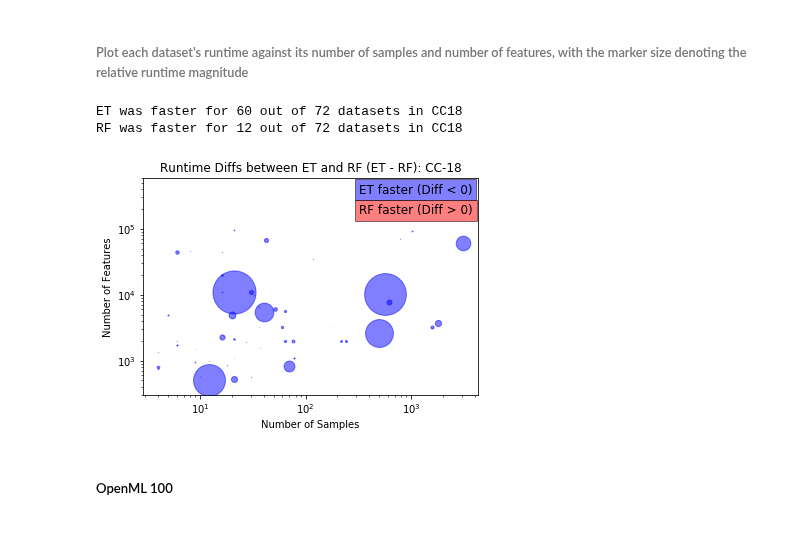
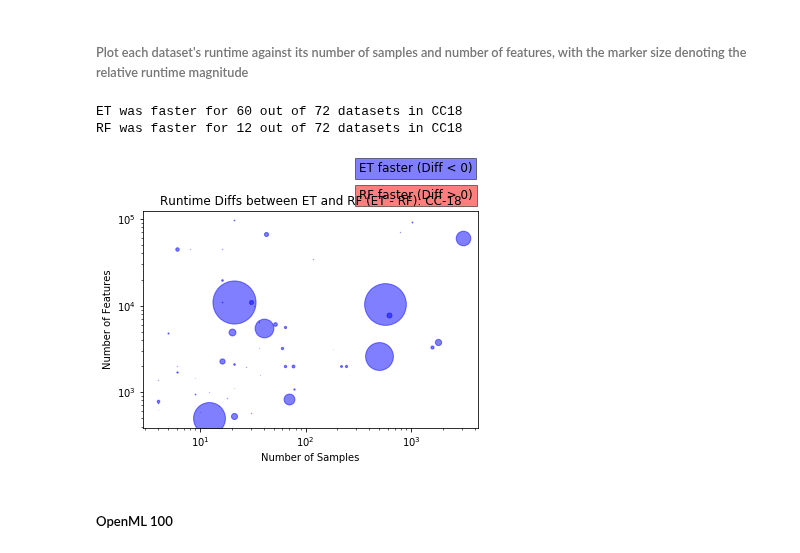
Before and after one commit to NeuroDataDesign/tealeaf, a Jupyter notebook: suyeon/code/RandomForest_ExtraTrees_Compare_Tutorial.ipynb, the cells around one changed output. Cells and saved outputs as stored; diff of their text form; code cells hidden in the pictures.

```diff
--- a/suyeon/code/RandomForest_ExtraTrees_Compare_Tutorial.ipynb
+++ b/suyeon/code/RandomForest_ExtraTrees_Compare_Tutorial.ipynb
@@ -494,29 +494,29 @@ plt.tight_layout()
 # %%
 red_CC18 = 0
 plt.figure()
 for i in range(len(time_diffs_CC18)):
     if time_diffs_CC18[i] > 0:
         plt.plot(dimen_CC18[i][1],dimen_CC18[i][0],'bo',MarkerSize = 5*(time_diffs_CC18[i]),alpha=0.5)
     else:
 #         print(time_diffs_100[i])
-        plt.plot(dimen_CC18[i][1],dimen_CC18[i][0],'ro',MarkerSize = 100*(time_diffs_CC18[i]),alpha=0.5)
+        plt.plot(dimen_CC18[i][1],dimen_CC18[i][0],'ro',MarkerSize = 5*(time_diffs_CC18[i]),alpha=0.5)
         red_CC18 += 1
 plt.xlabel('Number of Samples')
 plt.ylabel('Number of Features')
 plt.xscale('log')
 plt.yscale('log')
-plt.ylim((300,600000))
+# plt.ylim((300,600000))
 plt.title('Runtime Diffs between ET and RF (ET - RF): CC-18')
 # plt.legend(['RF better', 'ET better'])
 plt.text(320, 350000, "ET faster (Diff < 0)", fontsize=12, bbox=dict(facecolor='blue', alpha=0.5))
 plt.text(320, 170000, "RF faster (Diff > 0)", fontsize=12, bbox=dict(facecolor='red', alpha=0.5))
 
 print('ET was faster for ' + str(72-red_CC18) + ' out of 72 datasets in CC18')
 print('RF was faster for ' + str(red_CC18) + ' out of 72 datasets in CC18')
 # %% [output]
 ET was faster for 60 out of 72 datasets in CC18
 RF was faster for 12 out of 72 datasets in CC18
-[figure, old version]
+[figure, new version]
 # %% [markdown]
 ##### OpenML 100
 # %% [markdown]
```
Also changed, not shown: parts of 11 cells of this notebook.
